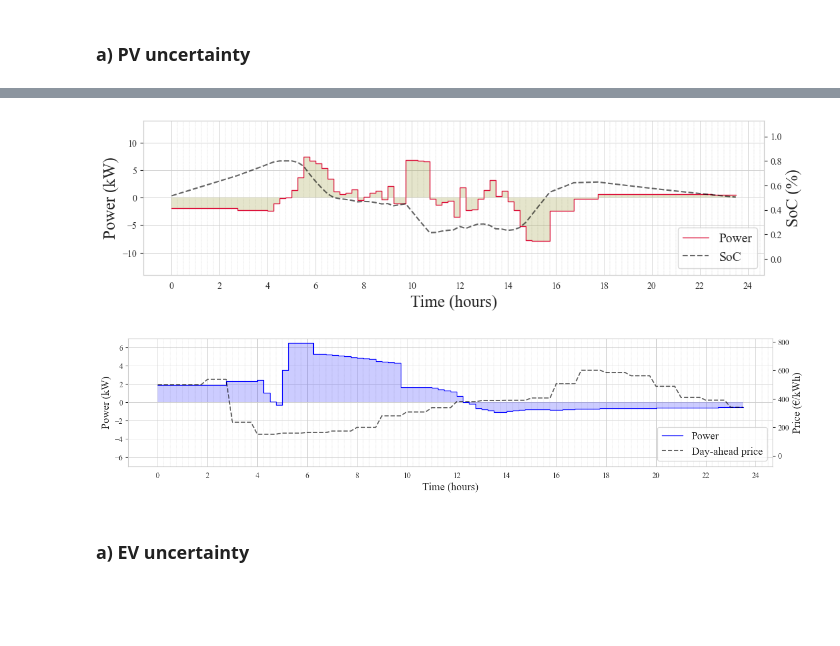
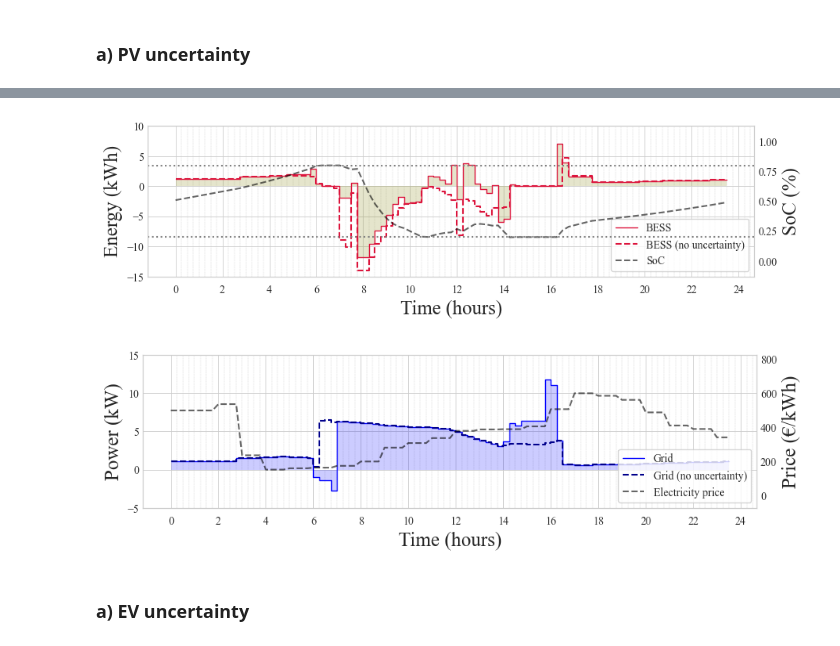
Before and after one commit to ES-Lab/ES-MDN-MPC, a Jupyter notebook: MDN_MPC_res.ipynb, the cells around one changed output, grey strips where cells are left out. Drawn from its saved outputs; the diff is of its cells as text; code cells hidden in the pictures; blank space fills up the shorter version.

```diff
--- a/MDN_MPC_res.ipynb
+++ b/MDN_MPC_res.ipynb
@@ -399,0 +400,21 @@ plt.show()
+# %%
+import numpy as np
+import pandas as pd
+import matplotlib.pyplot as plt
+import seaborn as sns
+sns.set_style('whitegrid')
+# Set font to Times New Roman
+plt.rcParams['font.family'] = 'Times New Roman'
+
+plt.figure(figsize=(3, 3))
+sns.kdeplot(df_clipped['arrival'], fill=True, color='skyblue', linewidth=1)
+# plt.title('p(arrival)')
+
+plt.xlabel('Arrival time', fontsize=12)
+plt.ylabel('Density', fontsize=12)
+# plt.title('Battery Energy Storage')
+# plt.legend(loc='lower right', fontsize=9)
+
+plt.grid(True, which='both', linestyle='--', linewidth=0.5)
+plt.tight_layout()
+plt.savefig('p1.png', dpi=300, bbox_inches='tight', pad_inches=0)  # Save with 300 DPI
@@ -495,7 +633,7 @@ from tqdm import tqdm
 
 class MPC:
     def __init__(self, num_chargers=4, time_resolution=0.25, storage_capacity=30,
-                 capacity_high_limit=0.8, capacity_low_limit=0.2, p_storage_limit=14, p_charger_limit=11):
+                 capacity_high_limit=0.85, capacity_low_limit=0.2, p_storage_limit=14, p_charger_limit=11):
         self.num_chargers = num_chargers
         self.time_resolution = time_resolution
         self.storage_capacity = storage_capacity
@@ -880,43 +1061,50 @@ sns.set_style('whitegrid')
 plt.rcParams['font.family'] = 'Times New Roman'
 
 # Create figure and first set of axes
-fig, ax1 = plt.subplots(figsize=(12, 3))
+fig, ax1 = plt.subplots(figsize=(10, 2.5))
 
 # Plot for ax1 (Battery Power)
-plt.fill_between(time_steps, results['p_storage'], label='Power', color='olive', alpha=0.2, edgecolor='None', step="pre")
-line1, = ax1.plot(time_steps, results['p_storage'], color='crimson', linewidth=1, drawstyle='steps', label='Power')
+plt.fill_between(time_steps, -results['p_storage'], label='Power', color='olive', alpha=0.2, edgecolor='None', step="pre")
+line1, = ax1.plot(time_steps, -results['p_storage'], color='crimson', linewidth=1, drawstyle='steps', label='BESS')
+line1b, = ax1.plot(time_steps, -results['p_storage_ideal'], '--', color='crimson', linewidth=1.5, drawstyle='steps', label='BESS (no uncertainty)')
 
 ax1.set_xlabel('Time (hours)', size=18)
-ax1.set_ylabel('Power (kW)', size=18)
-ax1.set_ylim([-14, 14])
+ax1.set_ylabel('Energy (kWh)', size=18)
+ax1.set_ylim([-15, 10])
 ax1.grid(True, which='minor', linestyle='--', linewidth=0.3)
 ax1.grid(True, which='major', linestyle='-', linewidth=0.6)
 
 # Set x-axis ticks
 minor_hours = np.arange(0, 25, 0.25)
 major_hours = np.arange(0, 25, 2)
 plt.xticks(minor_hours, minor=True)
 plt.xticks(major_hours, minor=False)
 
 # Create second y-axis
 ax2 = ax1.twinx()
 
 # Plot for ax2 (Storage SoC)
 line2, = ax2.plot(time_steps, np.array(results['storage_energy']) / storage_capacity, '--', label='SoC', color='black', alpha=0.6, linewidth=1.5)
+# Horizontal lines for min and max SoC
+ax2.axhline(0.2, color='gray', linestyle=':', linewidth=1.5, label='Min SoC')
+ax2.axhline(0.8, color='gray', linestyle=':', linewidth=1.5, label='Max SoC')
 
 ax2.set_ylabel('SoC (%)', size=18)
 ax2.set_ylim([-0.13, 1.13])
 ax2.grid(False)
 
 # Combine legends from both axes
-lines = [line1, line2]
+lines = [line1, line1b, line2]
 labels = [line.get_label() for line in lines]
-ax1.legend(lines, labels, loc='lower right', fontsize=14)
+ax1.legend(lines, labels, loc='lower right', fontsize=10)
+# Remove y-axis ticks (but keep labels)
+ax1.tick_params(axis='y', length=0)  # For left y-axis
+ax2.tick_params(axis='y', length=0)  # For right y-axis
 
 # Save the figure
 plt.savefig('res_storage.png', dpi=300, bbox_inches='tight', pad_inches=0)
 # %% [output]
-[figure, old version]
+[figure, new version]
 # %%
 import numpy as np
 import matplotlib.pyplot as plt
@@ -926,15 +1114,17 @@ sns.set_style('whitegrid')
 plt.rcParams['font.family'] = 'Times New Roman'
 
 # Create figure and first set of axes
-fig, ax1 = plt.subplots(figsize=(15, 3))
+fig, ax1 = plt.subplots(figsize=(10, 2.5))
 
 # Plot for ax1 (Grid Power)
 plt.fill_between(time_steps, results['p_grid'], label='Power', color='blue', alpha=0.2, edgecolor='None', step="pre")
-line1, = ax1.plot(time_steps, results['p_grid'], color='blue', linewidth=1, drawstyle='steps', label='Power')
+line1, = ax1.plot(time_steps, results['p_grid'], color='blue', linewidth=1, drawstyle='steps', label='Grid')
+line1b, = ax1.plot(time_steps, results['p_grid_ideal'], '--', color='darkblue', linewidth=1.5, drawstyle='steps', label='Grid (no uncertainty)')
 
-ax1.set_xlabel('Time (hours)', size=14)
-ax1.set_ylabel('Power (kW)', size=14)
-ax1.set_ylim([-7,7])
+
+ax1.set_xlabel('Time (hours)', size=18)
+ax1.set_ylabel('Power (kW)', size=18)
+ax1.set_ylim([-5,15])
 ax1.grid(True, which='minor', linestyle='--', linewidth=0.3)
 ax1.grid(True, which='major', linestyle='-', linewidth=0.6)
 
@@ -948,21 +1138,24 @@ plt.xticks(major_hours, minor=False)
 ax2 = ax1.twinx()
 
 # Plot for ax2 (Price)
-line2, = ax2.plot(time_steps, expanded_price[1:1+len(time_steps)]*4, '--', label='Day-ahead price', color='black', alpha=0.6, linewidth=1.5)
-ax2.set_ylabel('Price (€/kWh)', size=14)
+line2, = ax2.plot(time_steps, expanded_price[1:1+len(time_steps)]*4, '--', label='Electricity price', color='black', alpha=0.6, linewidth=1.5)
+ax2.set_ylabel('Price (€/kWh)', size=18)
 price_span = expanded_price[1:1+len(time_steps)].max()*4-expanded_price[1:1+len(time_steps)].min()*4
 plt.ylim([expanded_price[1:1+len(time_steps)].min()*4-price_span/2,expanded_price[1:1+len(time_steps)].max()*4+price_span/2+0.012])
 ax2.grid(False)
 
 # Combine legends from both axes
-lines = [line1, line2]
+lines = [line1, line1b, line2]
 labels = [line.get_label() for line in lines]
-ax1.legend(lines, labels, loc='lower right', fontsize=14)
+ax1.legend(lines, labels, loc='lower right', fontsize=10)
+# Remove y-axis ticks (but keep labels)
+ax1.tick_params(axis='y', length=0)  # For left y-axis
+ax2.tick_params(axis='y', length=0)  # For right y-axis
 
 # Save the figure
 plt.savefig('res_grid.png', dpi=300, bbox_inches='tight', pad_inches=0)
 # %% [output]
-[figure, old version]
+[figure, new version]
 # %% [markdown]
 ### a) EV uncertainty
 # %%
```
Also changed, not shown: parts of 12 cells of this notebook, 2 other files.
